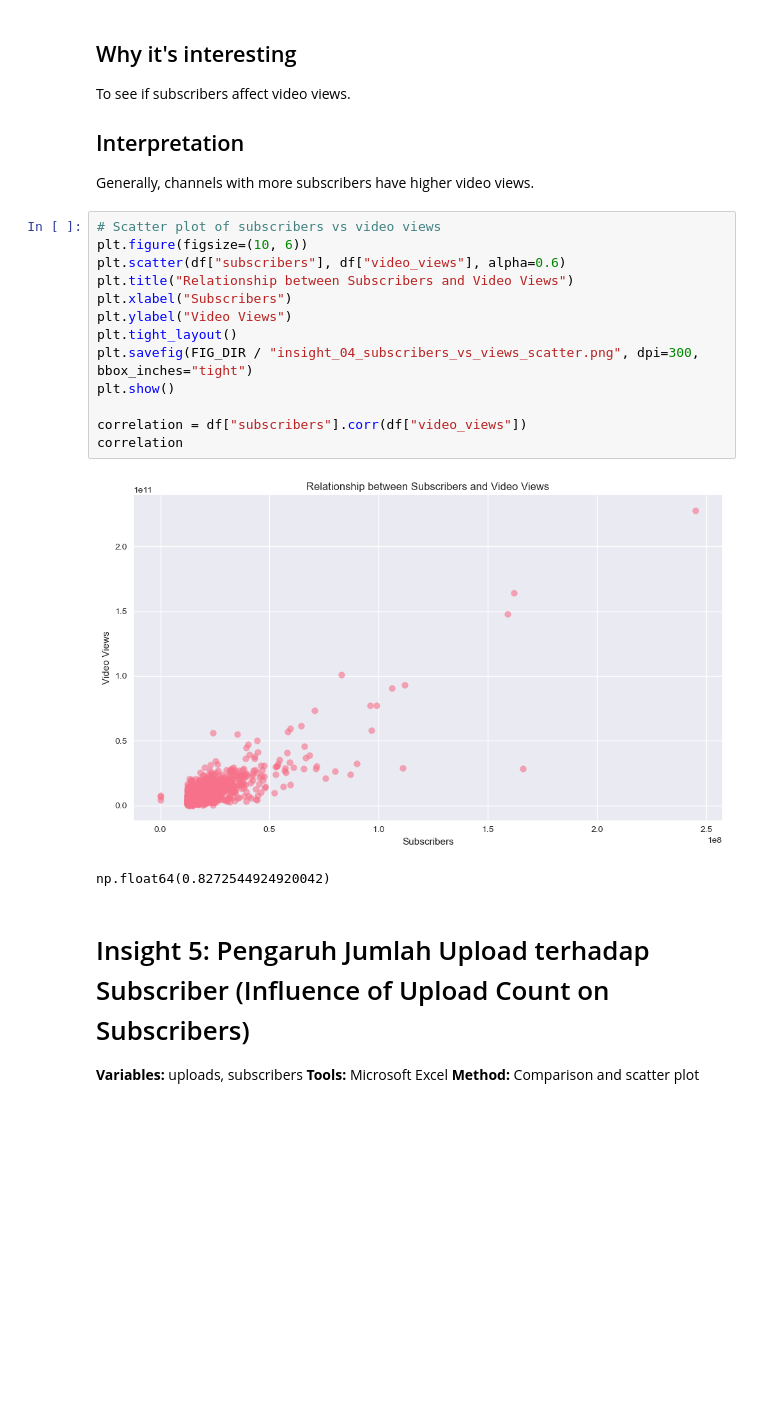
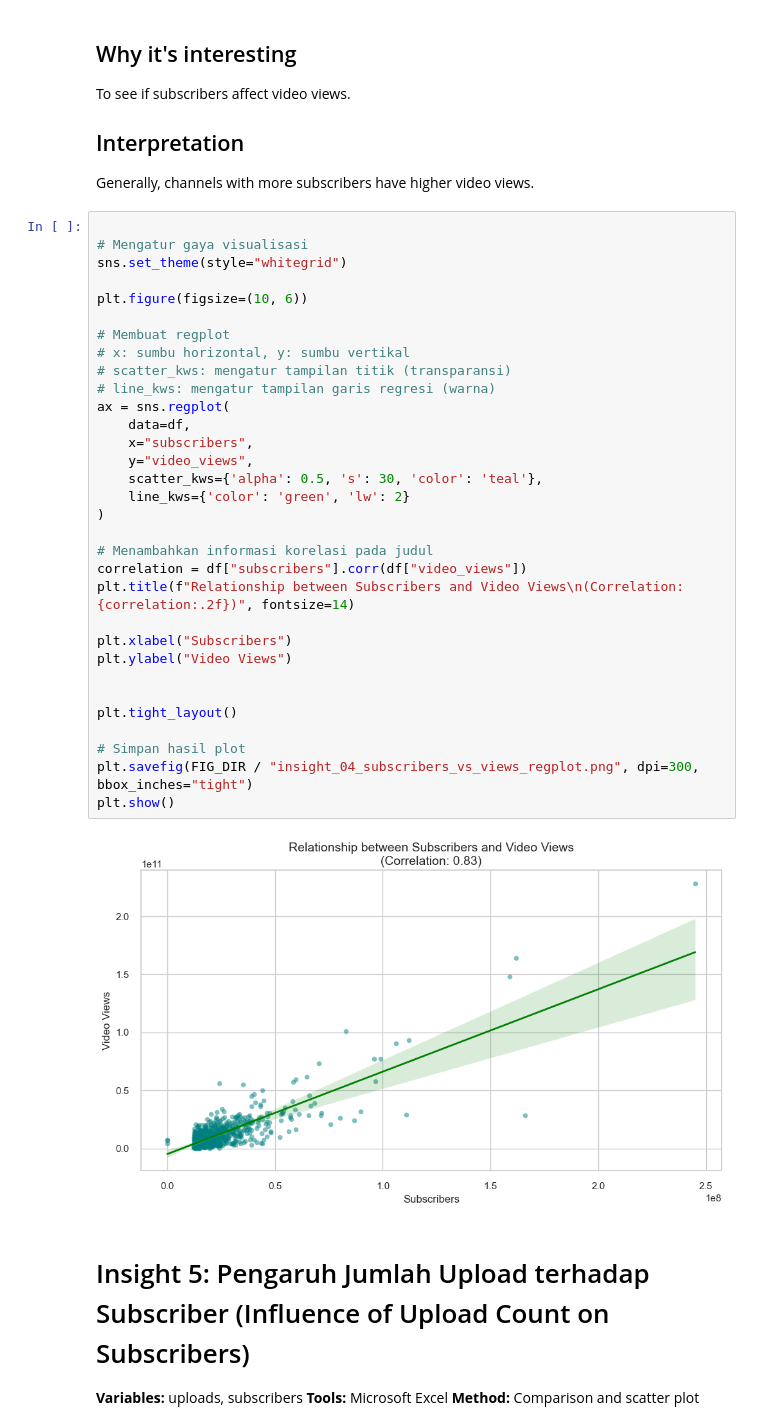
Before and after one commit to juanaxyz/Youtube-Insight, a Jupyter notebook: notebooks/02_visualization.ipynb, the cells around one changed output. Drawn from its saved outputs; the diff is of its cells as text; blank space fills up the shorter version.

```diff
--- a/notebooks/02_visualization.ipynb
+++ b/notebooks/02_visualization.ipynb
@@ -231,21 +231,39 @@ To see if subscribers affect video views.
 
 Generally, channels with more subscribers have higher video views.
 # %%
-# Scatter plot of subscribers vs video views
+
+# Mengatur gaya visualisasi
+sns.set_theme(style="whitegrid")
+
 plt.figure(figsize=(10, 6))
-plt.scatter(df["subscribers"], df["video_views"], alpha=0.6)
-plt.title("Relationship between Subscribers and Video Views")
+
+# Membuat regplot
+# x: sumbu horizontal, y: sumbu vertikal
+# scatter_kws: mengatur tampilan titik (transparansi)
+# line_kws: mengatur tampilan garis regresi (warna)
+ax = sns.regplot(
+    data=df,
+    x="subscribers",
+    y="video_views",
+    scatter_kws={'alpha': 0.5, 's': 30, 'color': 'teal'},
+    line_kws={'color': 'green', 'lw': 2}
+)
+
+# Menambahkan informasi korelasi pada judul
+correlation = df["subscribers"].corr(df["video_views"])
+plt.title(f"Relationship between Subscribers and Video Views\n(Correlation: {correlation:.2f})", fontsize=14)
+
 plt.xlabel("Subscribers")
 plt.ylabel("Video Views")
+
+
 plt.tight_layout()
-plt.savefig(FIG_DIR / "insight_04_subscribers_vs_views_scatter.png", dpi=300, bbox_inches="tight")
+
+# Simpan hasil plot
+plt.savefig(FIG_DIR / "insight_04_subscribers_vs_views_regplot.png", dpi=300, bbox_inches="tight")
 plt.show()
-
-correlation = df["subscribers"].corr(df["video_views"])
-correlation
 # %% [output]
-[figure, old version]
+[figure, new version]
-np.float64(0.8272544924920042)
 # %% [markdown]
 # Insight 5: Pengaruh Jumlah Upload terhadap Subscriber (Influence of Upload Count on Subscribers)
 
```
Also changed, not shown: parts of 29 cells of this notebook, 30 other files.
